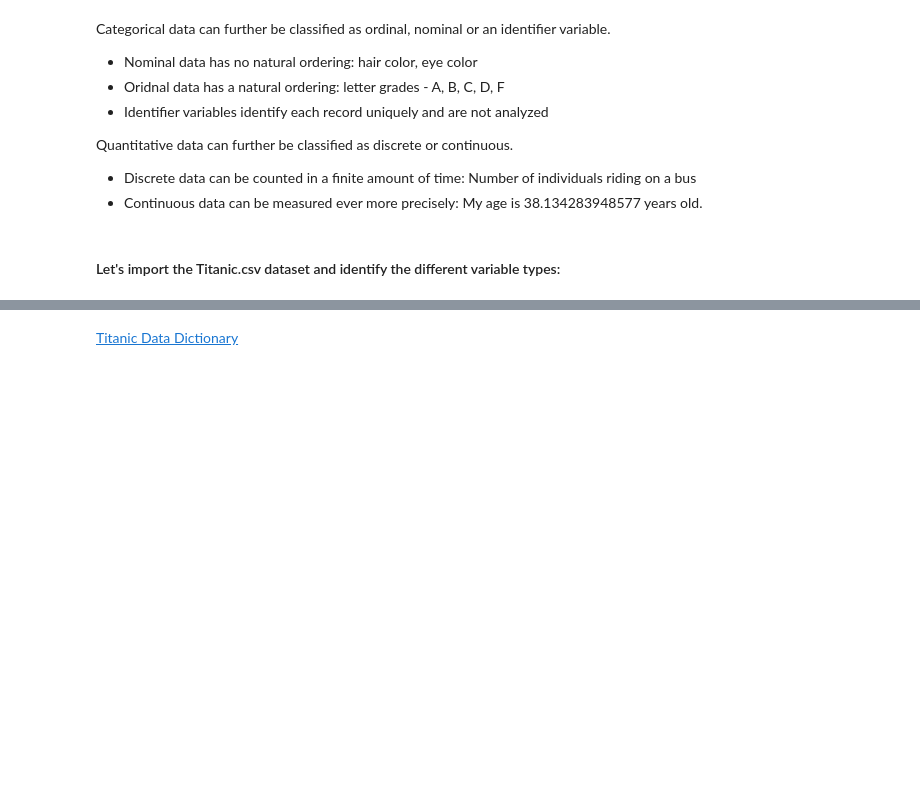
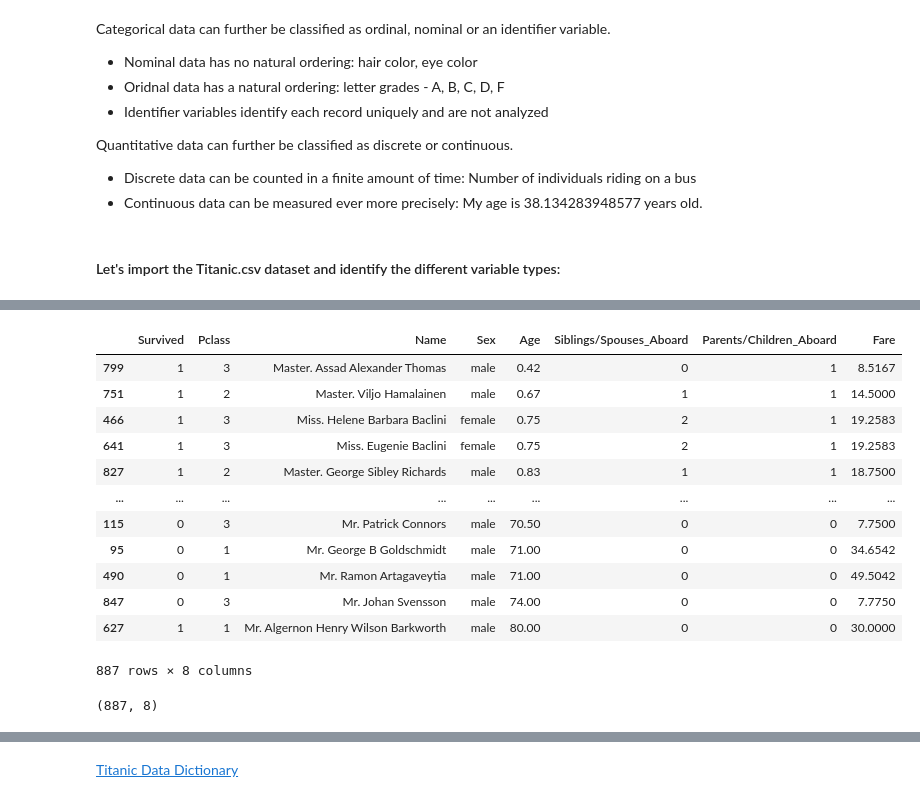
Before and after one commit to singparvi/DS-Unit-1-Sprint-1-Data-Wrangling-and-Storytelling, a Jupyter notebook: module1-exploratory-data-analysis/LS_DS_111_Exploratory_Data_Analysis.ipynb, the cells around one changed output, grey strips where cells are left out. Drawn from its saved outputs; the diff is of its cells as text; code cells hidden in the pictures; blank space fills up the shorter version.

```diff
--- a/module1-exploratory-data-analysis/LS_DS_111_Exploratory_Data_Analysis.ipynb
+++ b/module1-exploratory-data-analysis/LS_DS_111_Exploratory_Data_Analysis.ipynb
@@ -473,0 +561,20 @@ data_url = 'https://raw.githubusercontent.com/Chelsea-Myers/Lambda-Intro/master/
+# %%
+df.sort_values(by=['Age', 'Fare'])
+# %% [output]
+|  | Survived | Pclass | Name | Sex | Age | Siblings/Spouses_Aboard | Parents/Children_Aboard | Fare |
+| 799 | 1 | 3 | Master. Assad Alexander Thomas | male | 0.42 | 0 | 1 | 8.5167 |
+| 751 | 1 | 2 | Master. Viljo Hamalainen | male | 0.67 | 1 | 1 | 14.5000 |
+| 466 | 1 | 3 | Miss. Helene Barbara Baclini | female | 0.75 | 2 | 1 | 19.2583 |
+| 641 | 1 | 3 | Miss. Eugenie Baclini | female | 0.75 | 2 | 1 | 19.2583 |
+| 827 | 1 | 2 | Master. George Sibley Richards | male | 0.83 | 1 | 1 | 18.7500 |
+| ... | ... | ... | ... | ... | ... | ... | ... | ... |
+| 115 | 0 | 3 | Mr. Patrick Connors | male | 70.50 | 0 | 0 | 7.7500 |
+| 95 | 0 | 1 | Mr. George B Goldschmidt | male | 71.00 | 0 | 0 | 34.6542 |
+| 490 | 0 | 1 | Mr. Ramon Artagaveytia | male | 71.00 | 0 | 0 | 49.5042 |
+| 847 | 0 | 3 | Mr. Johan Svensson | male | 74.00 | 0 | 0 | 7.7750 |
+| 627 | 1 | 1 | Mr. Algernon Henry Wilson Barkworth | male | 80.00 | 0 | 0 | 30.0000 |
+887 rows × 8 columns
+# %%
+df.shape
+# %% [output]
+(887, 8)
```
Also changed, not shown: parts of 13 cells of this notebook.
